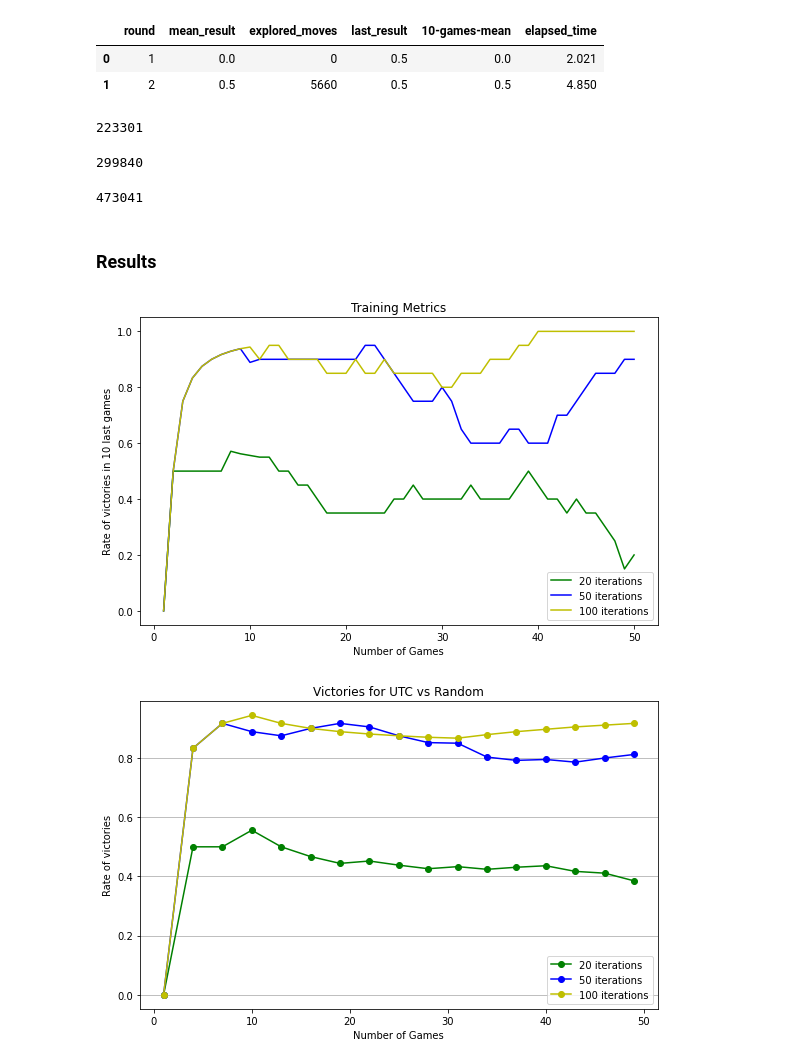
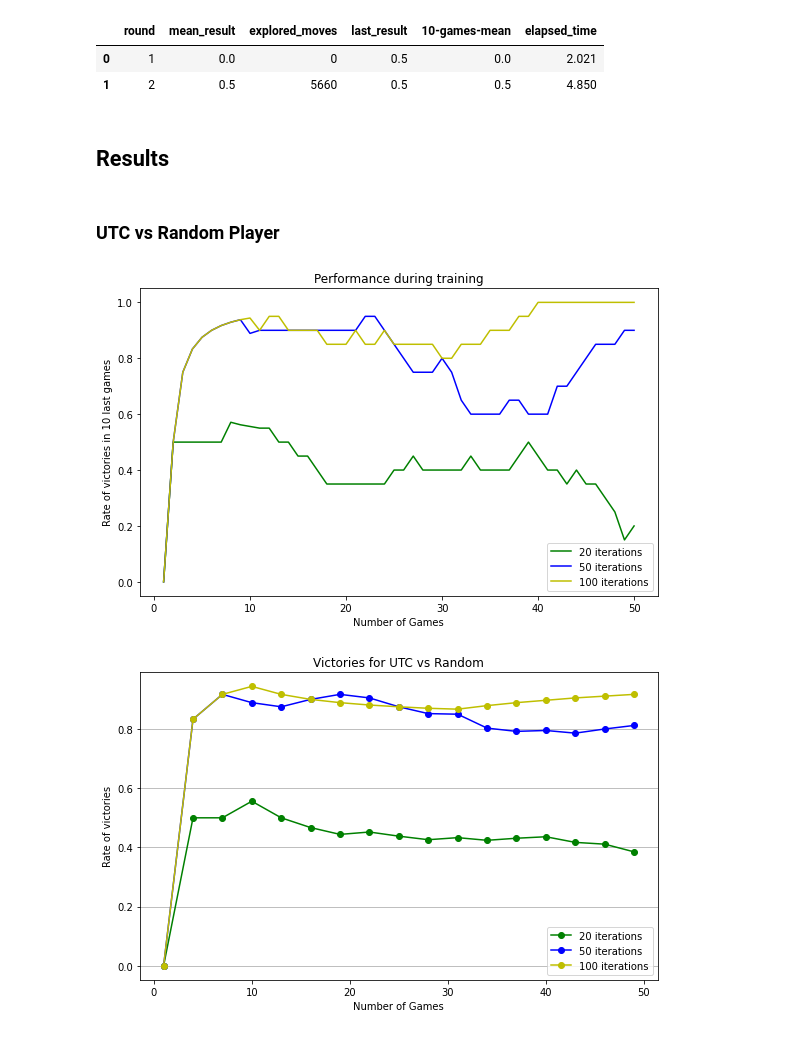
Before and after one commit to alejandrocros/monte_carlo_tree_chess, a Jupyter notebook: notebooks/UCT Performance.ipynb, the cells around one changed output. Saved outputs shown, nothing was run; the diff lists cells and outputs as text; code cells hidden in the pictures.

```diff
--- a/notebooks/UCT_comparison.ipynb
+++ b/notebooks/UCT Performance.ipynb
@@ -38,39 +30,29 @@ df_nu20_ng50.head(2)
 |  | round | mean_result | explored_moves | last_result | 10-games-mean | elapsed_time |
 | 0 | 1 | 0.0 | 0 | 0.5 | 0.0 | 2.021 |
 | 1 | 2 | 0.5 | 5660 | 0.5 | 0.5 | 4.850 |
-# %%
-df_nu20_ng50.explored_moves.values[-1]
-# %% [output]
-223301
-# %%
-df_nu50_ng50.explored_moves.values[-1]
-# %% [output]
-299840
-# %%
-df_nu100_ng50.explored_moves.values[-1]
-# %% [output]
-473041
 # %% [markdown]
-### Results
+## Results
+# %% [markdown]
+### UTC vs Random Player
 # %%
 fig, ax1 = plt.subplots(figsize=(8, 5))
 
 ax1.set_xlabel('Number of Games')
 
 ax1.plot(df_nu20_ng50["round"].values, df_nu20_ng50["10-games-mean"].values, 'g-', label='20 iterations')
 ax1.plot(df_nu50_ng50["round"].values, df_nu50_ng50["10-games-mean"].values, 'b-', label='50 iterations')
 ax1.plot(df_nu100_ng50["round"].values, df_nu100_ng50["10-games-mean"].values, 'y-', label='100 iterations')
 
 ax1.tick_params(axis='y')#, labelcolor=color)
 #ax1.set_ylim([1.8, 3.9])
 ax1.set_ylabel('Rate of victories in 10 last games')
 ax1.legend()
 
 fig.tight_layout()  # otherwise the right y-label is slightly clipped
-plt.title('Training Metrics')
+plt.title('Performance during training')
 plt.show()
 # %% [output]
-[figure, old version]
+[figure, new version]
 # %%
 fig, ax1 = plt.subplots(figsize=(8, 5))
 
```
Also changed, not shown: parts of 4 cells of this notebook, 1 other file.
